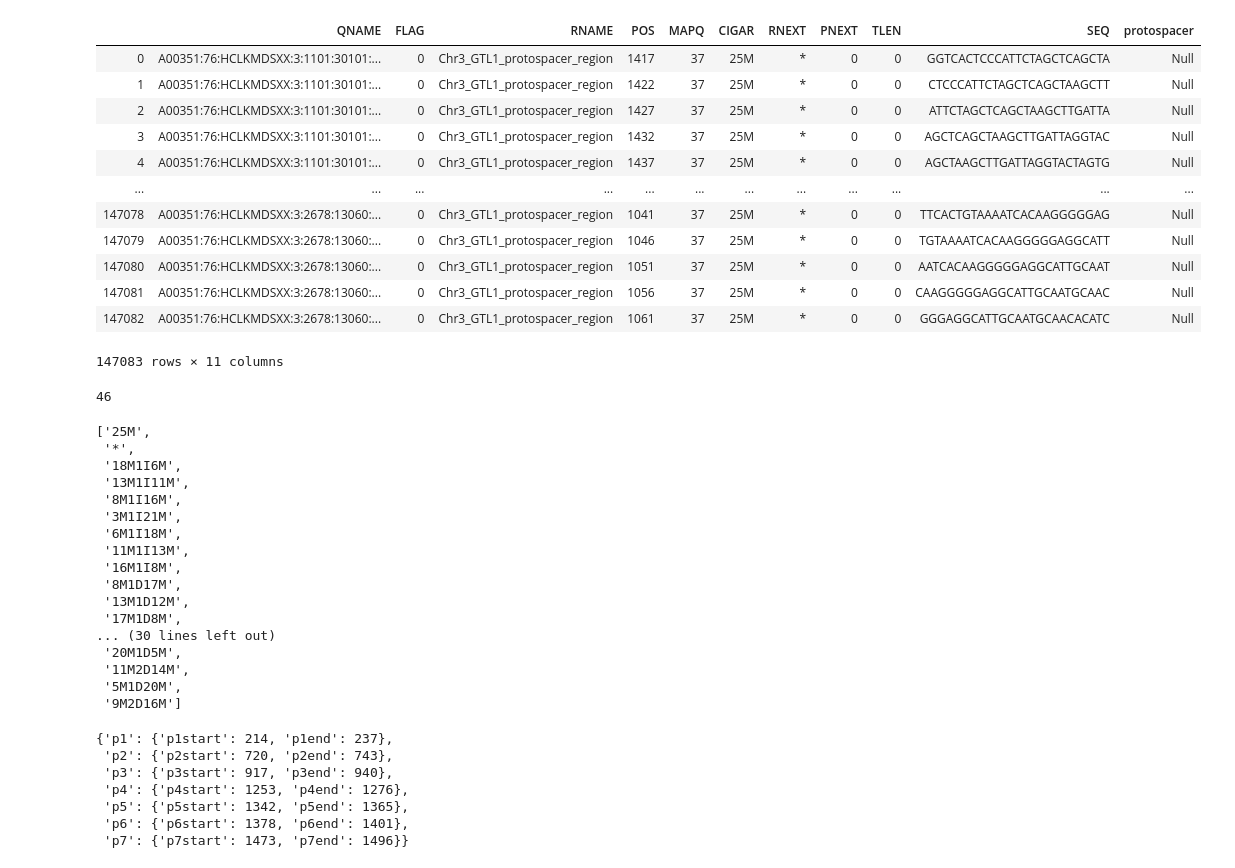
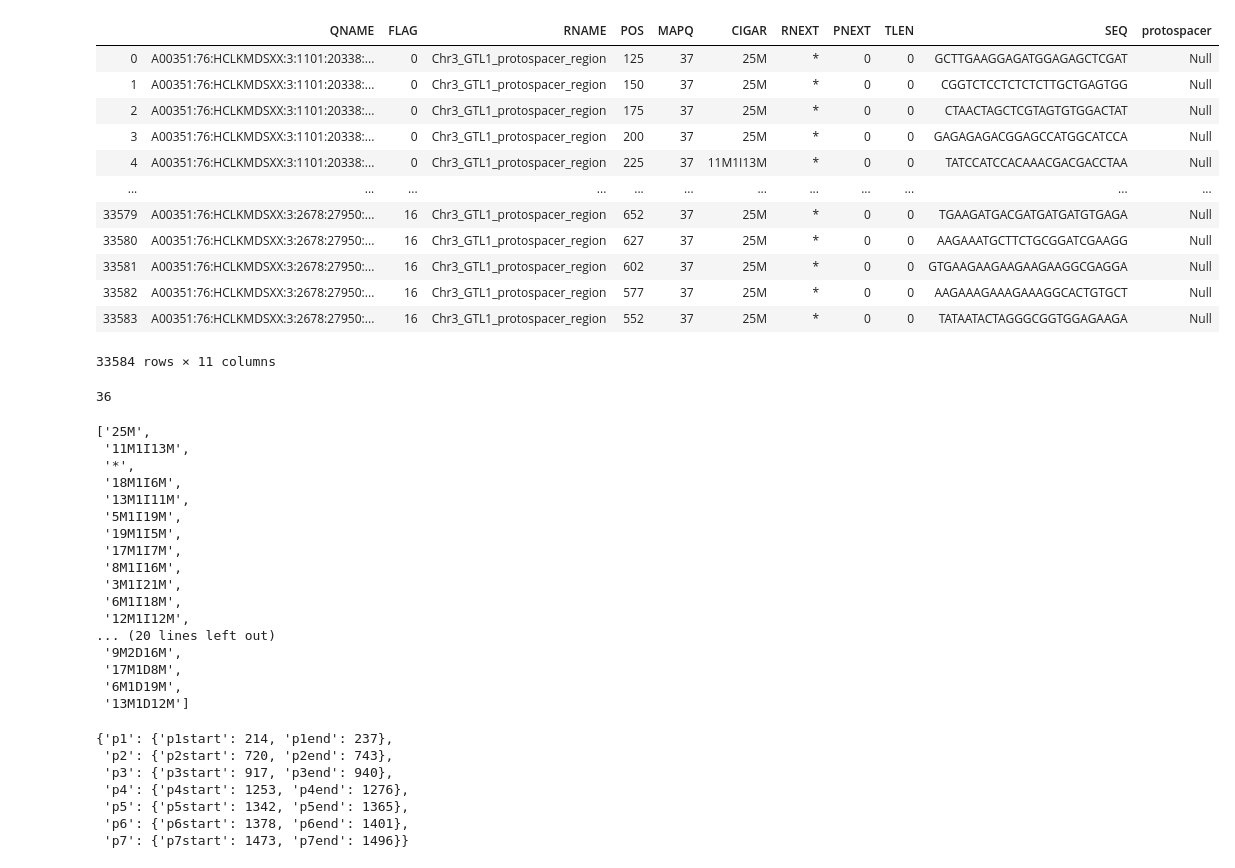
Before and after one commit to aqh2321/Nampum_Rice_Analysis, a Jupyter notebook: handle_sam.ipynb, the cells around one changed output. Cells and saved outputs as stored; diff of their text form; code cells hidden in the pictures.

```diff
--- a/handle_sam.ipynb
+++ b/handle_sam.ipynb
@@ -2,25 +2,25 @@
 import pandas as pd
 import re
 # %%
-df = pd.read_csv('aln_WT_kmer.sam',skiprows = 2,delim_whitespace=True,header=None, index_col=None,names =  ['QNAME','FLAG','RNAME','POS','MAPQ','CIGAR','RNEXT','PNEXT','TLEN','SEQ','QUAL','M1','M2','M3','M4','M5','M6','M7','M8','M9'])
+df = pd.read_csv('aln_1A_kmer.sam',skiprows = 2,delim_whitespace=True,header=None, index_col=None,names =  ['QNAME','FLAG','RNAME','POS','MAPQ','CIGAR','RNEXT','PNEXT','TLEN','SEQ','QUAL','M1','M2','M3','M4','M5','M6','M7','M8','M9'])
 #df.to_csv('1A_sam_output.csv', index = False)
 df = df.iloc[:, : 10]
 df['protospacer'] = 'Null'
 df
 # %% [output]
 |  | QNAME | FLAG | RNAME | POS | MAPQ | CIGAR | RNEXT | PNEXT | TLEN | SEQ | protospacer |
-| 0 | A00351:76:HCLKMDSXX:3:1101:30101:... | 0 | Chr3_GTL1_protospacer_region | 1417 | 37 | 25M | * | 0 | 0 | GGTCACTCCCATTCTAGCTCAGCTA | Null |
-| 1 | A00351:76:HCLKMDSXX:3:1101:30101:... | 0 | Chr3_GTL1_protospacer_region | 1422 | 37 | 25M | * | 0 | 0 | CTCCCATTCTAGCTCAGCTAAGCTT | Null |
-| 2 | A00351:76:HCLKMDSXX:3:1101:30101:... | 0 | Chr3_GTL1_protospacer_region | 1427 | 37 | 25M | * | 0 | 0 | ATTCTAGCTCAGCTAAGCTTGATTA | Null |
-| 3 | A00351:76:HCLKMDSXX:3:1101:30101:... | 0 | Chr3_GTL1_protospacer_region | 1432 | 37 | 25M | * | 0 | 0 | AGCTCAGCTAAGCTTGATTAGGTAC | Null |
-| 4 | A00351:76:HCLKMDSXX:3:1101:30101:... | 0 | Chr3_GTL1_protospacer_region | 1437 | 37 | 25M | * | 0 | 0 | AGCTAAGCTTGATTAGGTACTAGTG | Null |
+| 0 | A00351:76:HCLKMDSXX:3:1101:20338:... | 0 | Chr3_GTL1_protospacer_region | 125 | 37 | 25M | * | 0 | 0 | GCTTGAAGGAGATGGAGAGCTCGAT | Null |
+| 1 | A00351:76:HCLKMDSXX:3:1101:20338:... | 0 | Chr3_GTL1_protospacer_region | 150 | 37 | 25M | * | 0 | 0 | CGGTCTCCTCTCTCTTGCTGAGTGG | Null |
+| 2 | A00351:76:HCLKMDSXX:3:1101:20338:... | 0 | Chr3_GTL1_protospacer_region | 175 | 37 | 25M | * | 0 | 0 | CTAACTAGCTCGTAGTGTGGACTAT | Null |
+| 3 | A00351:76:HCLKMDSXX:3:1101:20338:... | 0 | Chr3_GTL1_protospacer_region | 200 | 37 | 25M | * | 0 | 0 | GAGAGAGACGGAGCCATGGCATCCA | Null |
+| 4 | A00351:76:HCLKMDSXX:3:1101:20338:... | 0 | Chr3_GTL1_protospacer_region | 225 | 37 | 11M1I13M | * | 0 | 0 | TATCCATCCACAAACGACGACCTAA | Null |
 | ... | ... | ... | ... | ... | ... | ... | ... | ... | ... | ... | ... |
-| 147078 | A00351:76:HCLKMDSXX:3:2678:13060:... | 0 | Chr3_GTL1_protospacer_region | 1041 | 37 | 25M | * | 0 | 0 | TTCACTGTAAAATCACAAGGGGGAG | Null |
-| 147079 | A00351:76:HCLKMDSXX:3:2678:13060:... | 0 | Chr3_GTL1_protospacer_region | 1046 | 37 | 25M | * | 0 | 0 | TGTAAAATCACAAGGGGGAGGCATT | Null |
-| 147080 | A00351:76:HCLKMDSXX:3:2678:13060:... | 0 | Chr3_GTL1_protospacer_region | 1051 | 37 | 25M | * | 0 | 0 | AATCACAAGGGGGAGGCATTGCAAT | Null |
-| 147081 | A00351:76:HCLKMDSXX:3:2678:13060:... | 0 | Chr3_GTL1_protospacer_region | 1056 | 37 | 25M | * | 0 | 0 | CAAGGGGGAGGCATTGCAATGCAAC | Null |
-| 147082 | A00351:76:HCLKMDSXX:3:2678:13060:... | 0 | Chr3_GTL1_protospacer_region | 1061 | 37 | 25M | * | 0 | 0 | GGGAGGCATTGCAATGCAACACATC | Null |
+| 33579 | A00351:76:HCLKMDSXX:3:2678:27950:... | 16 | Chr3_GTL1_protospacer_region | 652 | 37 | 25M | * | 0 | 0 | TGAAGATGACGATGATGATGTGAGA | Null |
+| 33580 | A00351:76:HCLKMDSXX:3:2678:27950:... | 16 | Chr3_GTL1_protospacer_region | 627 | 37 | 25M | * | 0 | 0 | AAGAAATGCTTCTGCGGATCGAAGG | Null |
+| 33581 | A00351:76:HCLKMDSXX:3:2678:27950:... | 16 | Chr3_GTL1_protospacer_region | 602 | 37 | 25M | * | 0 | 0 | GTGAAGAAGAAGAAGAAGGCGAGGA | Null |
+| 33582 | A00351:76:HCLKMDSXX:3:2678:27950:... | 16 | Chr3_GTL1_protospacer_region | 577 | 37 | 25M | * | 0 | 0 | AAGAAAGAAAGAAAGGCACTGTGCT | Null |
+| 33583 | A00351:76:HCLKMDSXX:3:2678:27950:... | 16 | Chr3_GTL1_protospacer_region | 552 | 37 | 25M | * | 0 | 0 | TATAATACTAGGGCGGTGGAGAAGA | Null |
-147083 rows × 11 columns
+33584 rows × 11 columns
 # %%
 #check unique indel types
 unique_labels = list(df.CIGAR.unique())
@@ -39,24 +39,24 @@ def unwanted_labels(element):
         return False
 unique_labels
 # %% [output]
-46
+36
 ['25M',
+ '11M1I13M',
  '*',
  '18M1I6M',
  '13M1I11M',
+ '5M1I19M',
+ '19M1I5M',
+ '17M1I7M',
  '8M1I16M',
  '3M1I21M',
  '6M1I18M',
- '11M1I13M',
- '16M1I8M',
- '8M1D17M',
- '13M1D12M',
+ '12M1I12M',
+... (20 lines left out)
+ '9M2D16M',
  '17M1D8M',
-... (30 lines left out)
- '20M1D5M',
- '11M2D14M',
- '5M1D20M',
- '9M2D16M']
+ '6M1D19M',
+ '13M1D12M']
 # %%
 wt_bank = {'p1':"CACAACGACG",'p2':"GCTACGTACG",'p3':"CGGGGAATCT",'p4':"GGTGGGCCCG",'p5':'CGCGAACGCG','p6':'CCCACGTTGC','p7':'CACATGTTTT'}
 # %%
```
Also changed, not shown: parts of 6 cells of this notebook, 17 other files.
